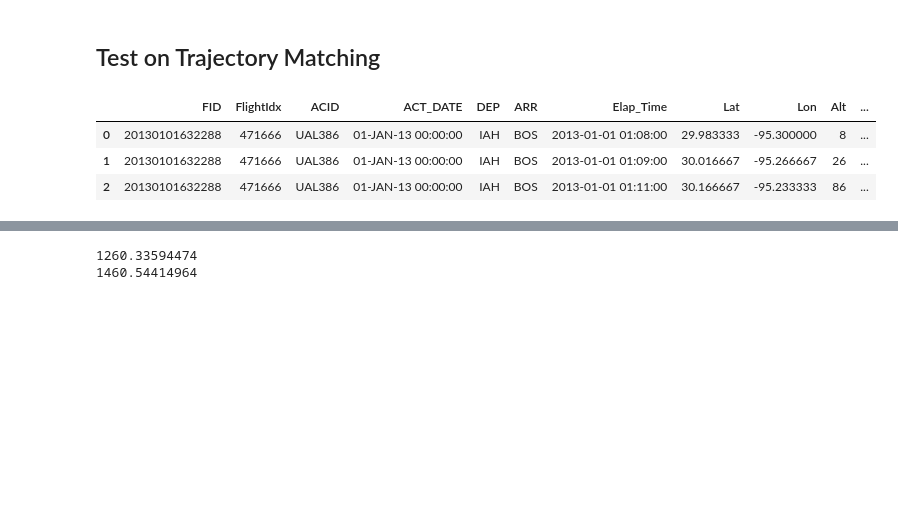
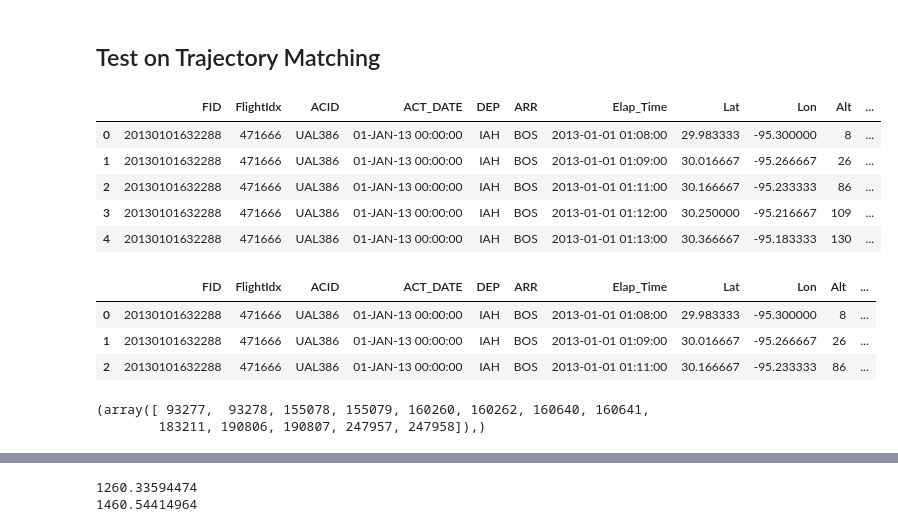
Before and after one commit to JeromeBlanchet/Wind_Mining, a Jupyter notebook: WindData_Debug.ipynb, the cells around one changed output, grey strips where cells are left out. Saved outputs shown, nothing was run; the diff lists cells and outputs as text; code cells hidden in the pictures; blank space fills up the shorter version.

```diff
--- a/WindData_Debug.ipynb
+++ b/WindData_Debug.ipynb
@@ -130,6 +145,15 @@ m2 = PlotWind(Winds, 200, Time = '01/01/2016 1900Z')
 # %%
 VTrackPath = os.getcwd() + '/TFMS_NEW/New_IAHBOS2013.csv'
 VTrack = pd.read_csv(VTrackPath, parse_dates=[6])
+# %%
+VTrack.head()
+# %% [output]
+|  | FID | FlightIdx | ACID | ACT_DATE | DEP | ARR | Elap_Time | Lat | Lon | Alt | ... |
+| 0 | 20130101632288 | 471666 | UAL386 | 01-JAN-13 00:00:00 | IAH | BOS | 2013-01-01 01:08:00 | 29.983333 | -95.300000 | 8 | ... |
+| 1 | 20130101632288 | 471666 | UAL386 | 01-JAN-13 00:00:00 | IAH | BOS | 2013-01-01 01:09:00 | 30.016667 | -95.266667 | 26 | ... |
+| 2 | 20130101632288 | 471666 | UAL386 | 01-JAN-13 00:00:00 | IAH | BOS | 2013-01-01 01:11:00 | 30.166667 | -95.233333 | 86 | ... |
+| 3 | 20130101632288 | 471666 | UAL386 | 01-JAN-13 00:00:00 | IAH | BOS | 2013-01-01 01:12:00 | 30.250000 | -95.216667 | 109 | ... |
+| 4 | 20130101632288 | 471666 | UAL386 | 01-JAN-13 00:00:00 | IAH | BOS | 2013-01-01 01:13:00 | 30.366667 | -95.183333 | 130 | ... |
 # %%
 Sample = VTrack[VTrack.FID == 20130101632288]
 # %%
@@ -139,3 +163,11 @@ Sample.head(3)
 | 0 | 20130101632288 | 471666 | UAL386 | 01-JAN-13 00:00:00 | IAH | BOS | 2013-01-01 01:08:00 | 29.983333 | -95.300000 | 8 | ... |
 | 1 | 20130101632288 | 471666 | UAL386 | 01-JAN-13 00:00:00 | IAH | BOS | 2013-01-01 01:09:00 | 30.016667 | -95.266667 | 26 | ... |
 | 2 | 20130101632288 | 471666 | UAL386 | 01-JAN-13 00:00:00 | IAH | BOS | 2013-01-01 01:11:00 | 30.166667 | -95.233333 | 86 | ... |
+# %%
+a = VTrack.Alt.values
+b = np.roll(a,1)
+c = abs(b-a)
+np.where(c > 200)
+# %% [output]
+(array([ 93277,  93278, 155078, 155079, 160260, 160262, 160640, 160641,
+        183211, 190806, 190807, 247957, 247958]),)
```
Also changed, not shown: parts of 37 cells of this notebook, 1 other file.
